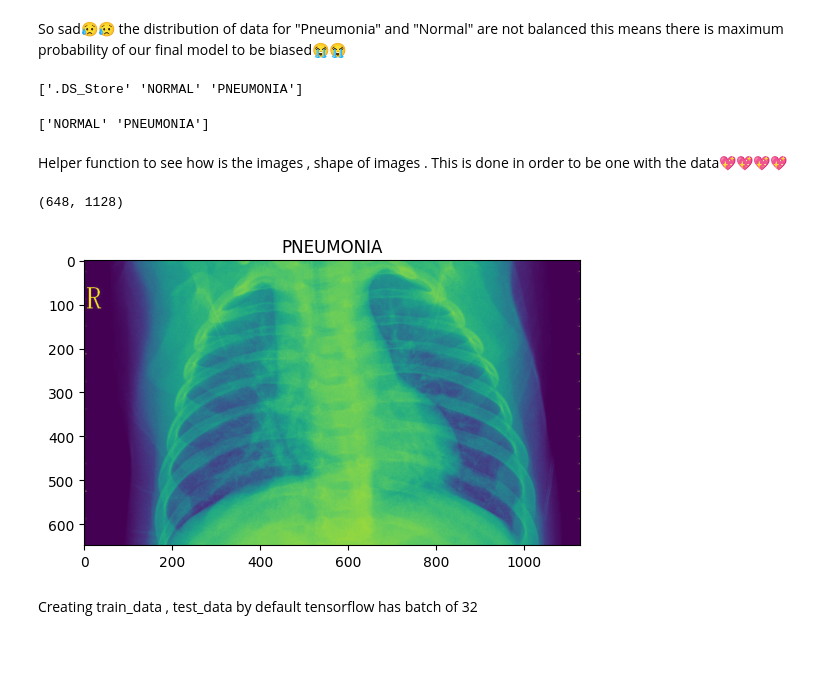
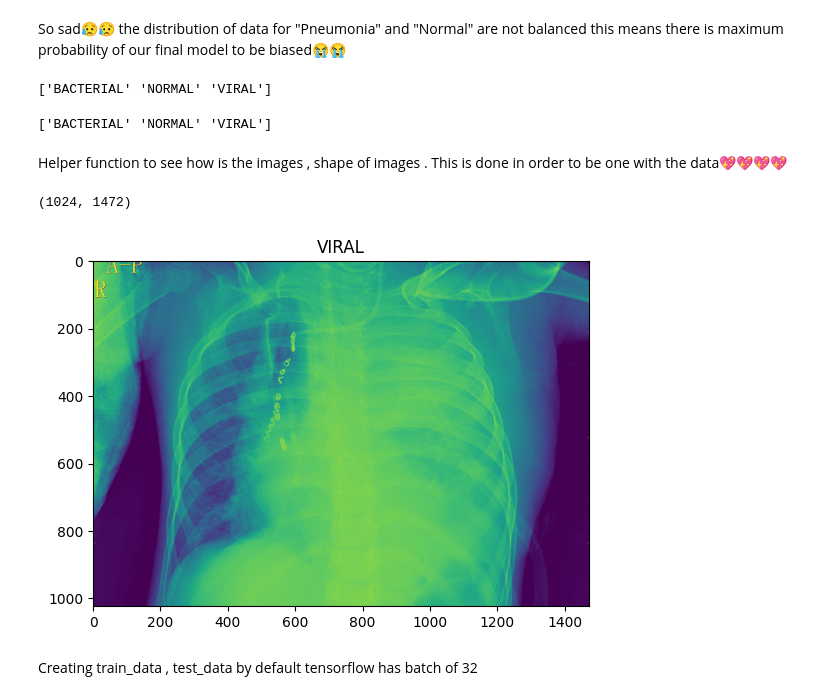
Before and after one commit to RautRitesh/EfficientNetB0-X-Ray-Classifier, a Jupyter notebook: Pneumonia_or_not.ipynb, the cells around one changed output. Saved outputs shown, nothing was run; the diff lists cells and outputs as text; code cells hidden in the pictures; blank space fills up the shorter version.

```diff
--- a/Pneumonia_or_not.ipynb
+++ b/Pneumonia_or_not.ipynb
@@ -40,18 +43,16 @@ There are 0 directories and 9 images in /content/chest_xray/chest_xray/val/PNEUM
 # %% [markdown]
 So sad😥😥 the distribution of data for "Pneumonia" and "Normal" are not balanced this means there is maximum probability of our final model to be biased😭😭
 # %%
-train_dir = pathlib.Path("/content/chest_xray/chest_xray/train")
+train_dir = pathlib.Path("/content/chest_xray/chest_xray_ternary/train")
 class_names=np.array(sorted([item.name for item in train_dir.glob("*")]))
 # %%
 print(class_names)
 # %% [output]
-['.DS_Store' 'NORMAL' 'PNEUMONIA']
+['BACTERIAL' 'NORMAL' 'VIRAL']
-# %%
-class_names= class_names[1:]
 # %%
 print(class_names)
 # %% [output]
-['NORMAL' 'PNEUMONIA']
+['BACTERIAL' 'NORMAL' 'VIRAL']
 # %% [markdown]
 Helper function to see how is the images , shape of images . This is done in order to be one with the data💖💖💖💖
 # %%
@@ -59,13 +60,13 @@ def show_images(target_class,target_dir):
   target_folder = target_dir + target_class;
   target_image=random.sample(os.listdir(target_folder),1)
   image = mpimg.imread(target_folder + "/" + target_image[0])
-  plt.imshow(image)
+  plt.imshow(image/255)
   plt.title(target_class)
   print(f'{image.shape}')
   plt.show()
 # %%
-show_images(target_class=random.choice(class_names),target_dir="/content/chest_xray/chest_xray/train/")
+show_images(target_class=random.choice(class_names),target_dir="/content/chest_xray/chest_xray_ternary/train/")
 # %% [output]
-(648, 1128)
+(1024, 1472)
-[figure, old version]
+[figure, new version]
 # %%
```
Also changed, not shown: parts of 33 cells of this notebook.
